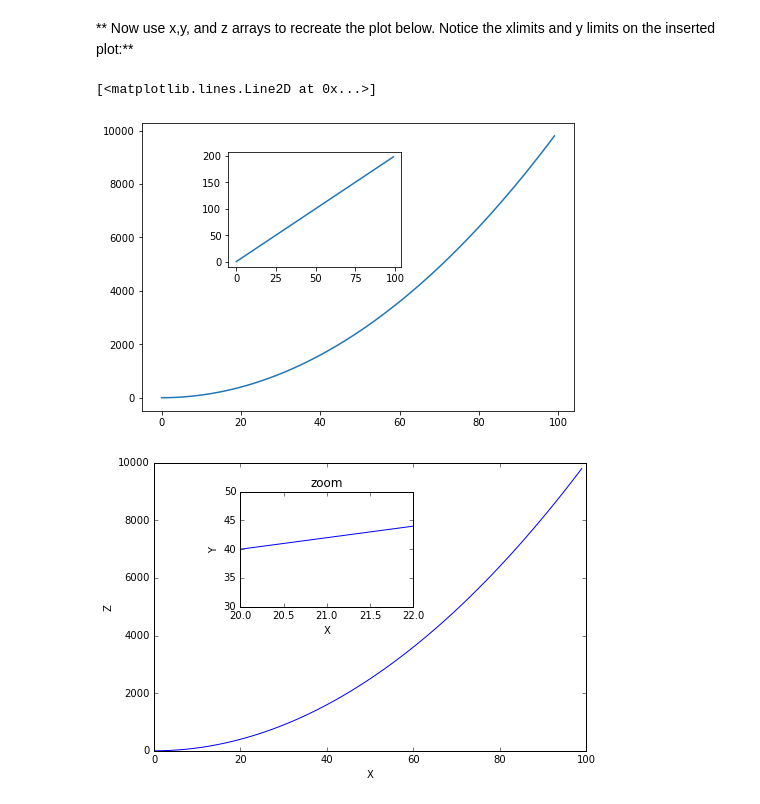
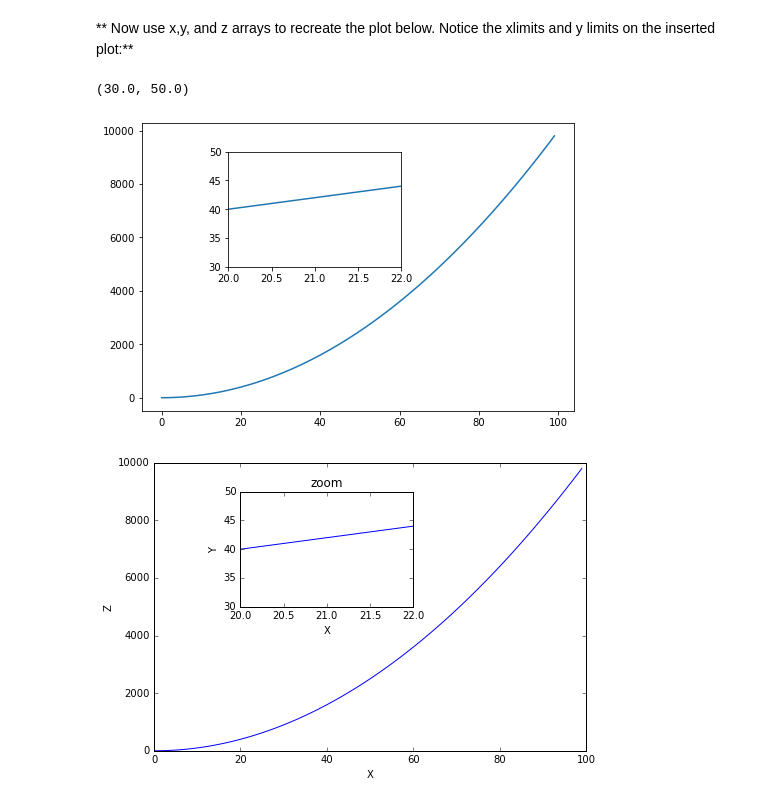
Before and after one commit to Jamy11/Data-Scince-and-Machine-Learing, a Jupyter notebook: MatPlotLib/02-Matplotlib Exercises.ipynb, the cells around one changed output. Cells and saved outputs as stored; diff of their text form; code cells hidden in the pictures.

```diff
--- a/MatPlotLib/02-Matplotlib Exercises.ipynb
+++ b/MatPlotLib/02-Matplotlib Exercises.ipynb
@@ -98,14 +98,15 @@ ax2 = fig.add_axes([0.2,0.5,.4,.4])
 # %%
 fig = plt.figure()
 ax1 = fig.add_axes([0,0,1,1])
 ax2 = fig.add_axes([0.2,0.5,.4,.4])
 
 ax1.plot(x,z)
 ax2.plot(x,y)
-ax1.set_xlim()
+ax2.set_xlim([20,22])
+ax2.set_ylim([30,50])
 # %% [output]
-[<matplotlib.lines.Line2D at 0x...>]
+(30.0, 50.0)
-[figure, old version]
+[figure, new version]
 # %%
 # %% [output]
 [figure]
```
Also changed, not shown: 1 other file.
